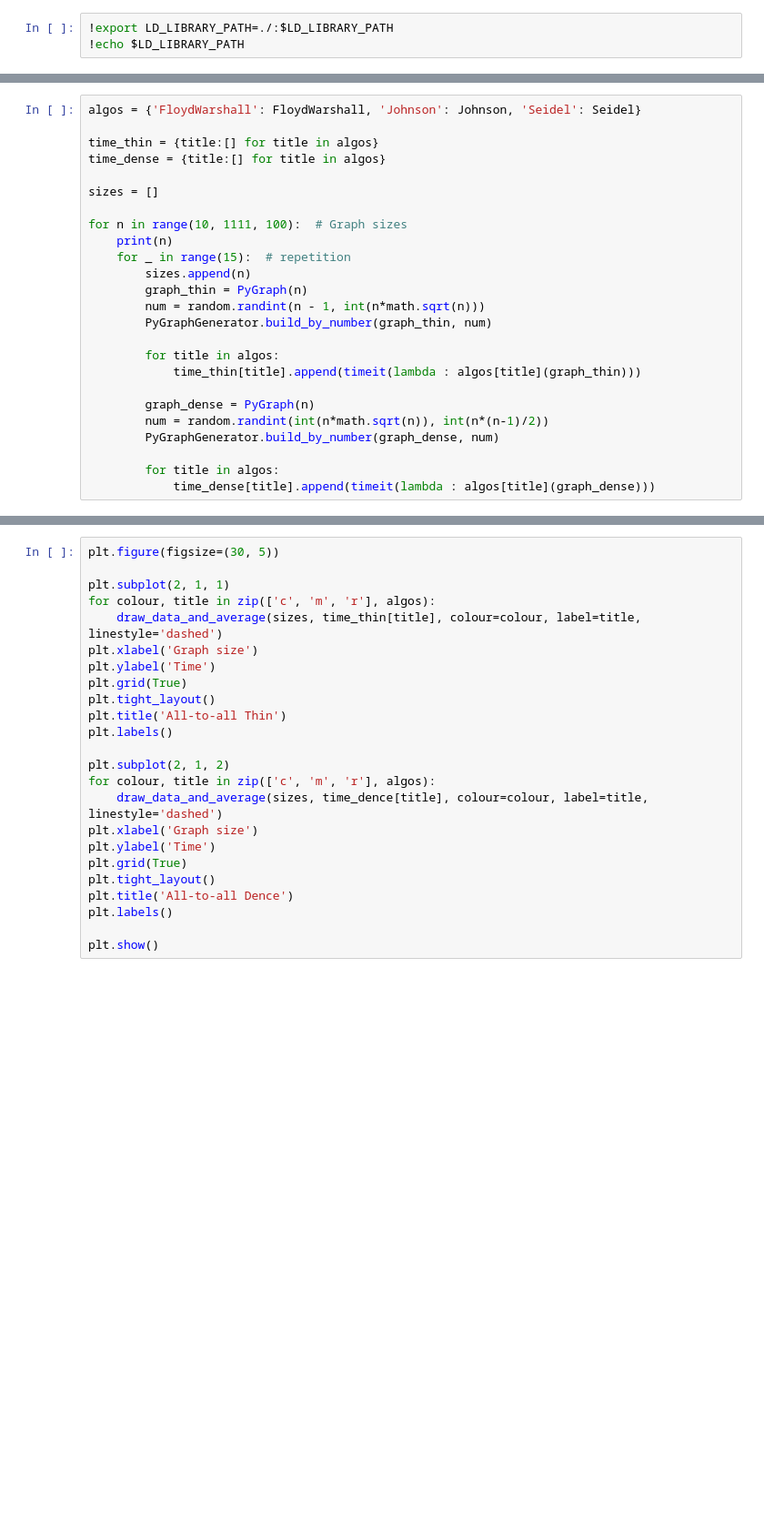
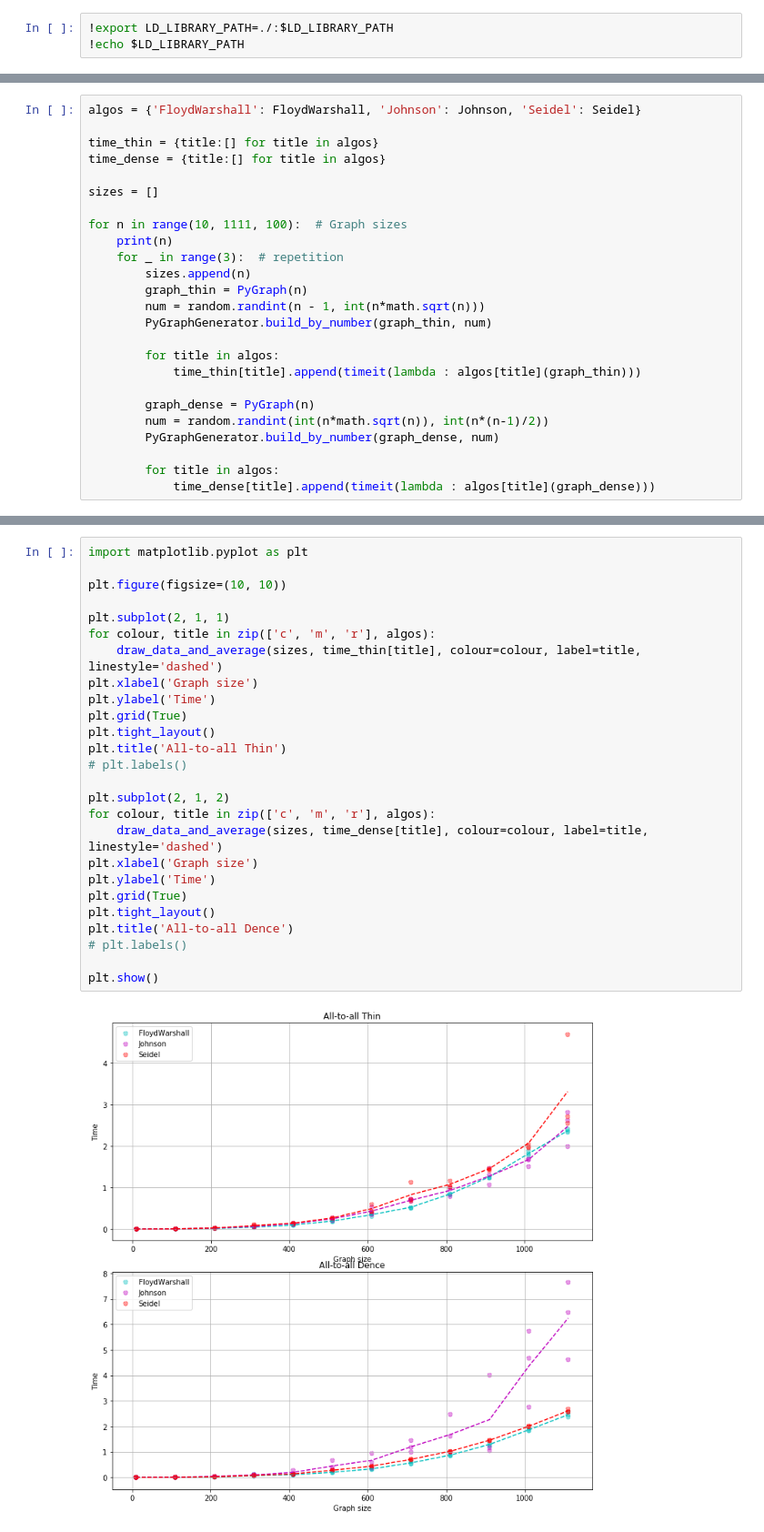
Before and after one commit to k4black/lab2_shortest_path, a Jupyter notebook: shortest_path.ipynb, the cells around one changed output, grey strips where cells are left out. Shown: that part at 91% size. Drawn from its saved outputs; the diff is of its cells as text; blank space fills up the shorter version.

```diff
--- a/shortest_path.ipynb
+++ b/shortest_path.ipynb
@@ -95,7 +93,7 @@ sizes = []
 
 for n in range(10, 1111, 100):  # Graph sizes
     print(n)
-    for _ in range(15):  # repetition
+    for _ in range(3):  # repetition
         sizes.append(n)
         graph_thin = PyGraph(n)
         num = random.randint(n - 1, int(n*math.sqrt(n)))
@@ -113,24 +124,28 @@ for n in range(10, 1111, 100):  # Graph sizes
 # %%
-plt.figure(figsize=(30, 5))
+import matplotlib.pyplot as plt
+
+plt.figure(figsize=(10, 10))
 
 plt.subplot(2, 1, 1)
 for colour, title in zip(['c', 'm', 'r'], algos):
     draw_data_and_average(sizes, time_thin[title], colour=colour, label=title, linestyle='dashed')
 plt.xlabel('Graph size')
 plt.ylabel('Time')
 plt.grid(True)
 plt.tight_layout()
 plt.title('All-to-all Thin')
-plt.labels()
+# plt.labels()
 
 plt.subplot(2, 1, 2)
 for colour, title in zip(['c', 'm', 'r'], algos):
-    draw_data_and_average(sizes, time_dence[title], colour=colour, label=title, linestyle='dashed')
+    draw_data_and_average(sizes, time_dense[title], colour=colour, label=title, linestyle='dashed')
 plt.xlabel('Graph size')
 plt.ylabel('Time')
 plt.grid(True)
 plt.tight_layout()
 plt.title('All-to-all Dence')
-plt.labels()
+# plt.labels()
 
 plt.show()
+# %% [output]
+[figure, added]
```
Also changed, not shown: parts of 10 cells of this notebook, 6 other files.
